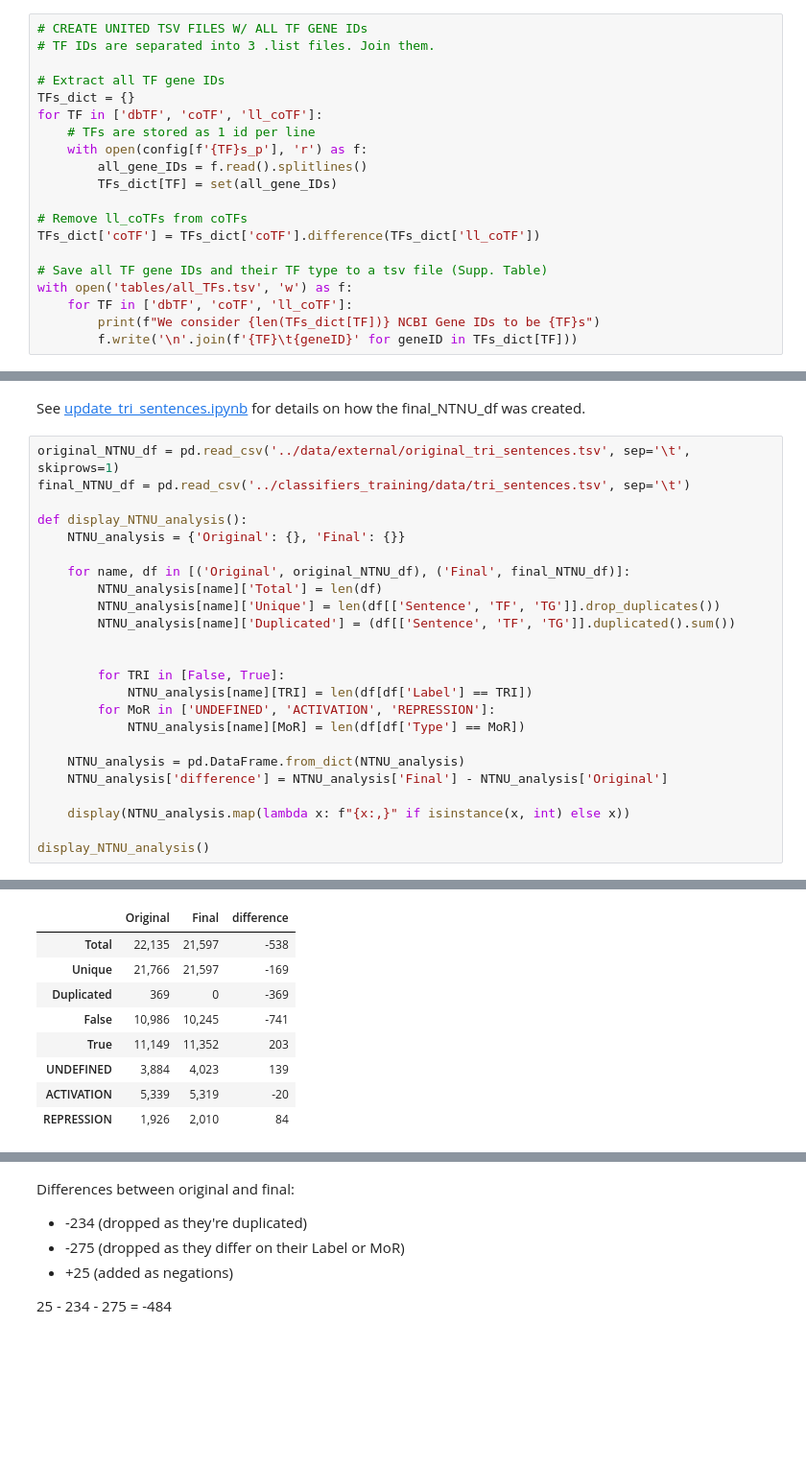
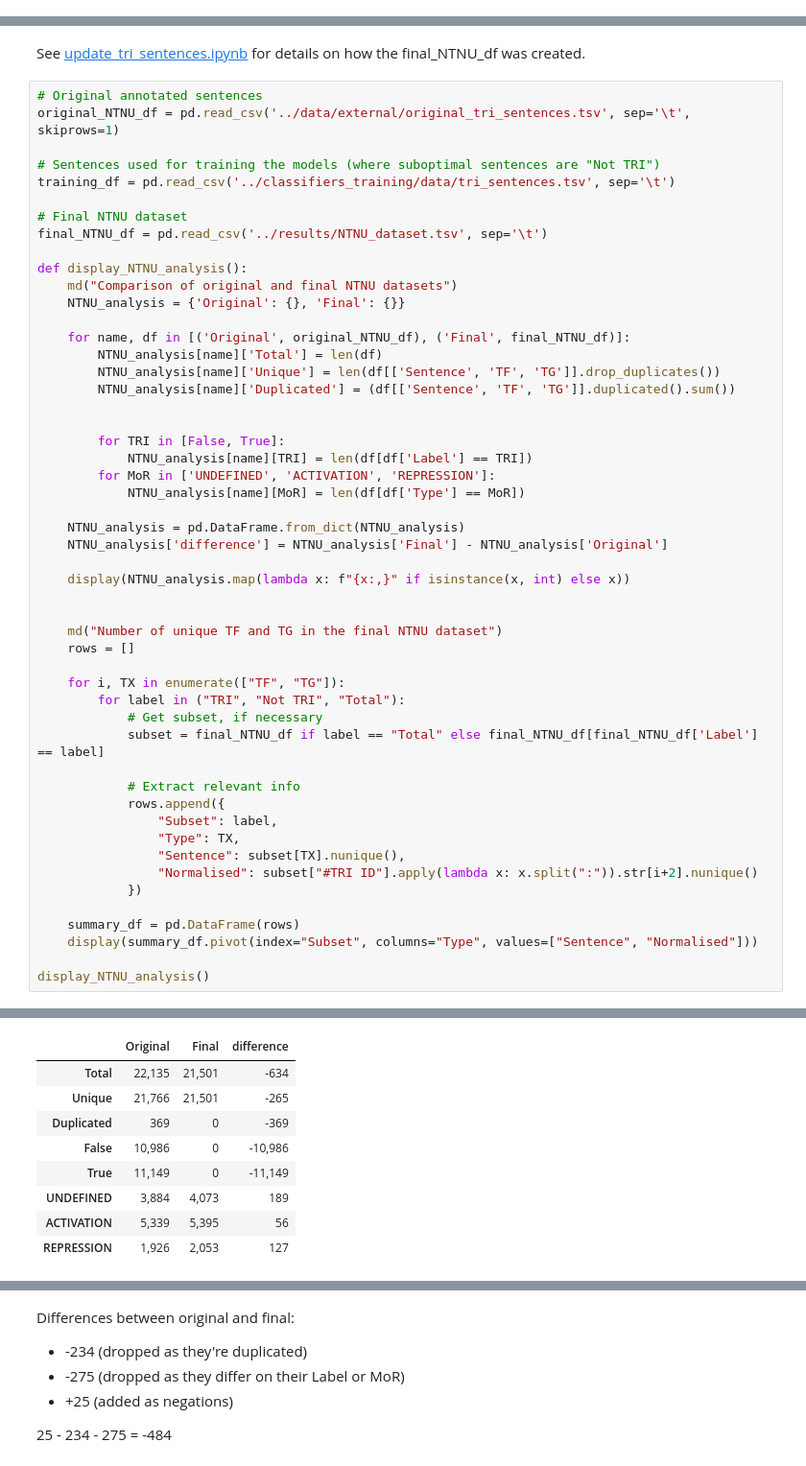
Before and after one commit to Rbbt-Workflows/ExTRI2, a Jupyter notebook: analysis/repo_to_paper.ipynb, the cells around one changed output, grey strips where cells are left out. Shown at 96% size. Drawn from its saved outputs; the diff is of its cells as text; blank space fills up the shorter version.

```diff
--- a/analysis/repo_to_paper.ipynb
+++ b/analysis/repo_to_paper.ipynb
@@ -252,23 +252,3 @@ See [get_all_pubtators.sh](../scripts/preprocessing/get_all_pubtators.sh)
 # %% [markdown]
 ### 2.2.2 Retrieving TF Gene IDs from TFCheckpoint and GO annotations
 See [get_NCBI_TF_IDs.ipynb](../scripts/preprocessing/get_NCBI_TF_IDs.ipynb)
-# %%
-# CREATE UNITED TSV FILES W/ ALL TF GENE IDs
-# TF IDs are separated into 3 .list files. Join them.
-
-# Extract all TF gene IDs
-TFs_dict = {}
-for TF in ['dbTF', 'coTF', 'll_coTF']:
-    # TFs are stored as 1 id per line
-    with open(config[f'{TF}s_p'], 'r') as f:
-        all_gene_IDs = f.read().splitlines()
-        TFs_dict[TF] = set(all_gene_IDs)
-
-# Remove ll_coTFs from coTFs
-TFs_dict['coTF'] = TFs_dict['coTF'].difference(TFs_dict['ll_coTF'])
-
-# Save all TF gene IDs and their TF type to a tsv file (Supp. Table)
-with open('tables/all_TFs.tsv', 'w') as f:
-    for TF in ['dbTF', 'coTF', 'll_coTF']:
-        print(f"We consider {len(TFs_dict[TF])} NCBI Gene IDs to be {TF}s")
-        f.write('\n'.join(f'{TF}\t{geneID}' for geneID in TFs_dict[TF]))
@@ -281,10 +257,17 @@ We consider 454 NCBI Gene IDs to be ll_coTFs
 # %% [markdown]
 See [update_tri_sentences.ipynb](../scripts/classifiers_training/update_tri_sentences.ipynb) for details on how the final_NTNU_df was created.
 # %%
+# Original annotated sentences
 original_NTNU_df = pd.read_csv('../data/external/original_tri_sentences.tsv', sep='\t', skiprows=1)
-final_NTNU_df = pd.read_csv('../classifiers_training/data/tri_sentences.tsv', sep='\t')
+
+# Sentences used for training the models (where suboptimal sentences are "Not TRI")
+training_df = pd.read_csv('../classifiers_training/data/tri_sentences.tsv', sep='\t')
+
+# Final NTNU dataset
+final_NTNU_df = pd.read_csv('../results/NTNU_dataset.tsv', sep='\t')
 
 def display_NTNU_analysis():
+    md("Comparison of original and final NTNU datasets")
     NTNU_analysis = {'Original': {}, 'Final': {}}
 
     for name, df in [('Original', original_NTNU_df), ('Final', final_NTNU_df)]:
@@ -303,5 +286,25 @@ def display_NTNU_analysis():
 
     display(NTNU_analysis.map(lambda x: f"{x:,}" if isinstance(x, int) else x))
 
+
+    md("Number of unique TF and TG in the final NTNU dataset")
+    rows = []
+
+    for i, TX in enumerate(["TF", "TG"]):
+        for label in ("TRI", "Not TRI", "Total"):
+            # Get subset, if necessary
+            subset = final_NTNU_df if label == "Total" else final_NTNU_df[final_NTNU_df['Label'] == label]
+
+            # Extract relevant info
+            rows.append({
+                "Subset": label,
+                "Type": TX,
+                "Sentence": subset[TX].nunique(),
+                "Normalised": subset["#TRI ID"].apply(lambda x: x.split(":")).str[i+2].nunique()
+            })
+
+    summary_df = pd.DataFrame(rows)
+    display(summary_df.pivot(index="Subset", columns="Type", values=["Sentence", "Normalised"]))
+
 display_NTNU_analysis()
 # %% [output]
@@ -308,9 +312,9 @@ display_NTNU_analysis()
 |  | Original | Final | difference |
-| Total | 22,135 | 21,597 | -538 |
-| Unique | 21,766 | 21,597 | -169 |
+| Total | 22,135 | 21,501 | -634 |
+| Unique | 21,766 | 21,501 | -265 |
 | Duplicated | 369 | 0 | -369 |
-| False | 10,986 | 10,245 | -741 |
-| True | 11,149 | 11,352 | 203 |
-| UNDEFINED | 3,884 | 4,023 | 139 |
-| ACTIVATION | 5,339 | 5,319 | -20 |
-| REPRESSION | 1,926 | 2,010 | 84 |
+| False | 10,986 | 0 | -10,986 |
+| True | 11,149 | 0 | -11,149 |
+| UNDEFINED | 3,884 | 4,073 | 189 |
+| ACTIVATION | 5,339 | 5,395 | 56 |
+| REPRESSION | 1,926 | 2,053 | 127 |
```
Also changed, not shown: parts of 7 cells of this notebook, 20 other files.
